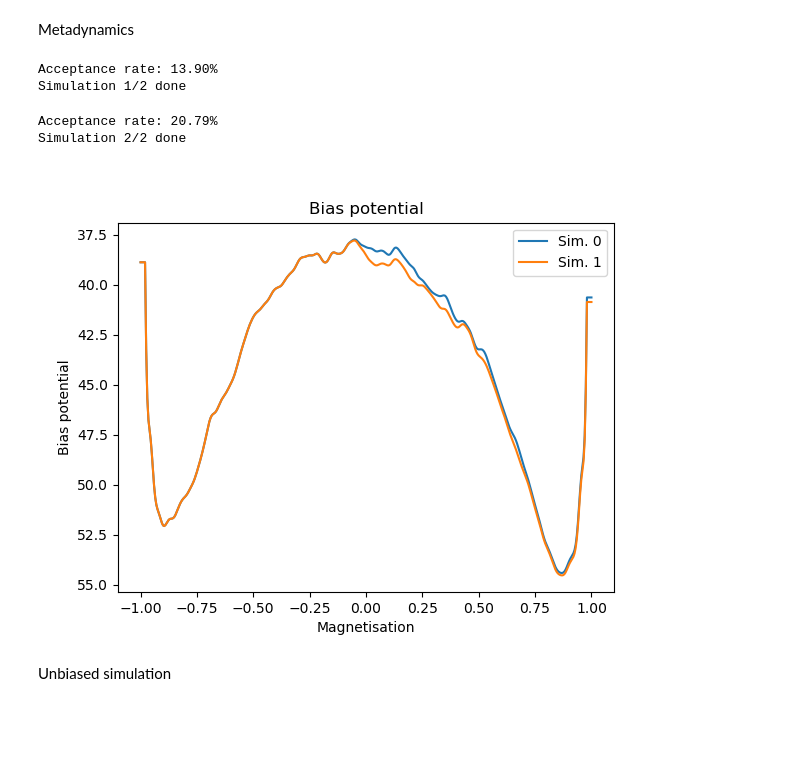
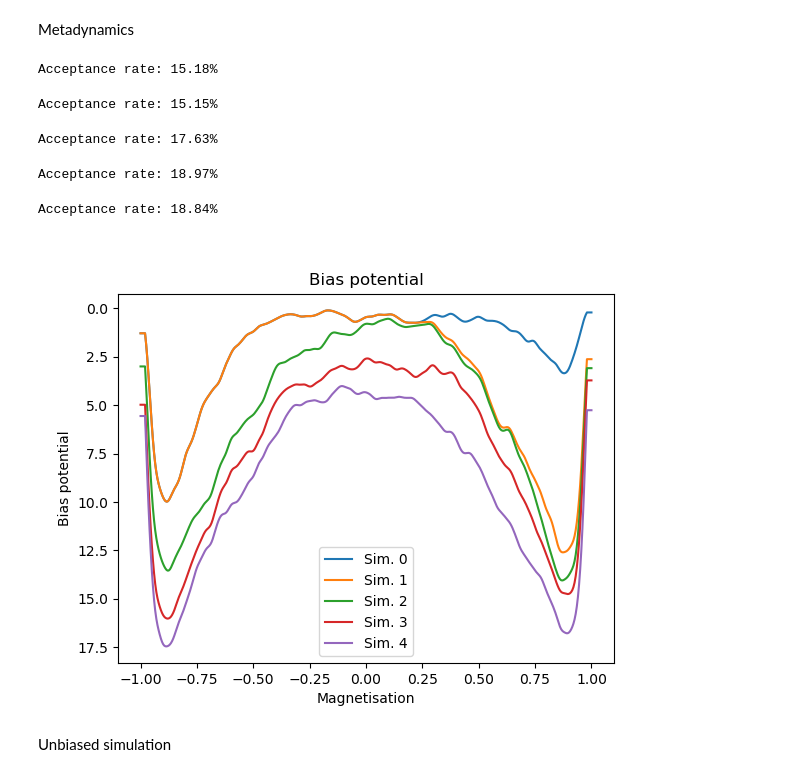
Before and after one commit to giusSacco/StatMech, a Jupyter notebook: Enhanched_sampling/Metadynamics.ipynb, the cells around one changed output. Saved outputs shown, nothing was run; the diff lists cells and outputs as text; code cells hidden in the pictures; blank space fills up the shorter version.

```diff
--- a/Enhanched_sampling/Metadynamics.ipynb
+++ b/Enhanched_sampling/Metadynamics.ipynb
@@ -158,7 +158,7 @@ def run_simulation(n_steps, spins = None, metadynamics = True, spins_flip_per_st
 # %%
 # Define bins of histogram such that everyone contains one value of M. each bin will be centered around a value of M and be of width 2/N**2
 bin_edges_of_M_domain = np.linspace(-1-1/N**2,1+1/N**2,N**2+2)
-def run_multiple_simulations(n_simulations, n_steps, spins = None, metadynamics = True, spins_flip_per_step = 1, bias = None, free_energy_counts = None, continue_last_simulation = True):
+def run_multiple_simulations(n_simulations, n_steps, spins = None, metadynamics = True, spins_flip_per_step = 1, bias = None, continue_last_simulation = True):
     ''' Runs multiple simulations and plots the bias potential at the end of each simulation. '''
 
     # String is empty if metadynamics is True, otherwise it is '_unbiased'
@@ -171,57 +171,42 @@ def run_multiple_simulations(n_simulations, n_steps, spins = None, metadynamics
         spins = np.loadtxt(f'final_spins{additional_string}.txt')
     if bias is None and continue_last_simulation and metadynamics:
         bias = np.loadtxt('bias.txt')
-    # If free_energy is given as input, we use it instead of loading it from file
-    if free_energy_counts is None and continue_last_simulation and not metadynamics:
-        free_energy_counts = np.loadtxt('Free_energy_counts.txt')
-    else: # If free_energy is not given as input, we initialize it to zero
-        free_energy_counts = np.zeros(N**2+1)
+
     # Let's plot the evolution of the bias potential.
     # To do so we launch consecutive simulations in loop and plot the bias potential at the end of each simulation.
-    plt.figure()
-    plt.title('Bias potential') if metadynamics else plt.title('Unbiased: Free energy estimate')
-    plt.xlabel('Magnetisation')
-    plt.ylabel('Bias potential') if metadynamics else plt.ylabel('Free energy estimate')
+    if metadynamics:
+        plt.figure()
+        plt.title('Bias potential')
+        plt.xlabel('Magnetisation')
+        plt.ylabel('Bias potential')
     if metadynamics: plt.gca().invert_yaxis()
     for i_sim in range(n_simulations):
         M_time_series, bias, spins = run_simulation(n_steps=n_steps, spins=spins, metadynamics=metadynamics, spins_flip_per_step=spins_flip_per_step, bias=bias)
         # Plot the new bias potential with the previous ones
         if metadynamics:
             plt.plot(M_domain, bias, label = 'Sim. {}'.format(i_sim))
-        else:
-            # Compute histogram
-            hist, _ = np.histogram(M_time_series, bins= bin_edges_of_M_domain, density=False)
-            free_energy_counts += hist
-            # We need to normalize the histogram to get the free energy
-            free_energy_counts_norm = free_energy_counts/(np.sum(free_energy_counts)*(2/N**2))
-            np.savetxt('Free_energy_counts.txt', free_energy_counts)
-
-            # Compute free energy
-            free_energy = -kbT*np.log(free_energy_counts_norm)
-            plt.plot(M_domain, free_energy, label = 'Sim. {}'.format(i_sim))
-
-        plt.legend()
-        plt.savefig('bias_potential.png') if metadynamics else plt.savefig('unbiased_F.png')
-        # Save the time series after the previous simulations. Precision is 3 digits after the decimal point.
-        with open( f'M_time_series{additional_string}.txt' , "ab") as f:
-            np.savetxt(f, M_time_series, fmt='%.3f')
-        print(f'Simulation {i_sim+1}/{n_simulations} done')
+            plt.legend()
+            plt.savefig('bias_potential.png')
+            # Save the time series after the previous simulations. Precision is 3 digits after the decimal point.
+        print('Completed simulation {}/{}'.format(i_sim+1, n_simulations))
+        np.savetxt(f'M_time_series{additional_string}.txt', np.concatenate((np.loadtxt(f'M_time_series{additional_string}.txt'), np.array(M_time_series))))
 # %% [markdown]
 Metadynamics
 # %%
 continue_last_simulation = True
-n_simulations = 2
-n_steps = int(1e5)
+n_simulations = 5
+n_steps = int(1e6)
 metadynamics = True
 
 # Run the simulation
 M_time_series = run_multiple_simulations(n_simulations=n_simulations, n_steps=n_steps, metadynamics=metadynamics, continue_last_simulation=continue_last_simulation)
 # %% [output]
-Acceptance rate: 13.90%
-Simulation 1/2 done
+Acceptance rate: 15.18%
-Acceptance rate: 20.79%
-Simulation 2/2 done
+Acceptance rate: 15.15%
+Acceptance rate: 17.63%
+Acceptance rate: 18.97%
+Acceptance rate: 18.84%
-[figure, old version]
+[figure, new version]
 # %% [markdown]
 Unbiased simulation
 # %%
```
Also changed, not shown: parts of 6 cells of this notebook.
